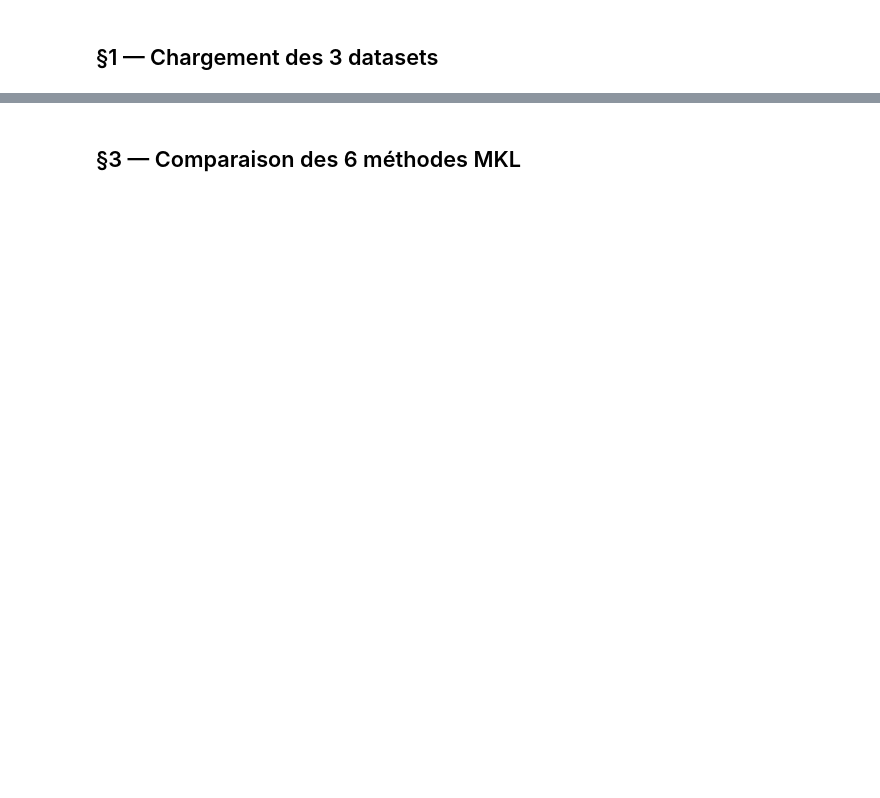
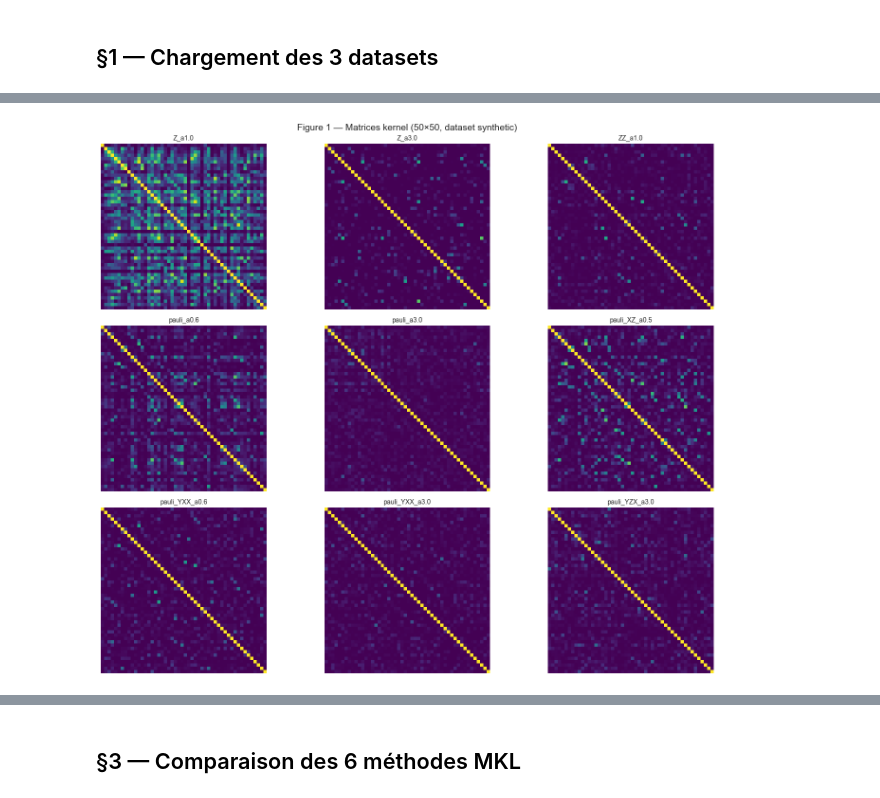
Before and after one commit to Horionn/QMKL-Finance, a Jupyter notebook: notebooks/06_comprehensive_study.ipynb, the cells around one changed output, grey strips where cells are left out. Saved outputs shown, nothing was run; the diff lists cells and outputs as text; code cells hidden in the pictures; blank space fills up the shorter version.

```diff
--- a/notebooks/06_comprehensive_study.ipynb
+++ b/notebooks/06_comprehensive_study.ipynb
@@ -29,6 +44,7 @@
 import sys, os, time, warnings
 sys.path.insert(0, '..')
 warnings.filterwarnings('ignore', category=RuntimeWarning)
+warnings.filterwarnings('ignore', category=FutureWarning)
 
 import numpy as np
 import pandas as pd
@@ -42,7 +58,7 @@ from data.loaders import load_dataset
 from src.preprocessing import QuantumScaler, FeatureReducer
 from src.kernels import build_feature_map, build_quantum_kernel, compute_kernel_matrix
 from src.kernels.kernel_matrix import compute_kernel_matrix_parallel, kernel_statistics, cache_info
-from src.kernels.feature_maps import get_extended_feature_map_library
+from src.kernels.feature_maps import get_feature_map_library
 from src.mkl.alignment import centered_alignment, sdp_alignment, projection_alignment
 from src.mkl.bayesian_optimizer import BayesianKernelOptimizer
 from src.evaluation.visualization import (
@@ -57,5 +73,13 @@ plt.style.use('seaborn-v0_8-whitegrid')
 SEED = 42
 np.random.seed(SEED)
 
+# ── Paramètres globaux ───────────────────────────
+N_SAMPLES = 100     # Réduit pour exécution rapide (100² = 10K circuits vs 250² = 62.5K)
+N_QUBITS  = 6       # Dimension PCA par défaut
+N_CV      = 3       # Folds cross-validation
+BO_CALLS  = 30      # Itérations Bayesian Optimization
+
 info = cache_info()
 print(f'Cache : {info["files"]} fichiers ({info["total_size_mb"]:.1f} MB)')
+print(f'Config : N={N_SAMPLES}, q={N_QUBITS}, CV={N_CV}-fold, BO={BO_CALLS} calls')
+T_START = time.time()
@@ -78,13 +110,12 @@ for name in ['german_credit', 'bank_marketing', 'synthetic']:
 # %%
-# Build 20 kernels
-fm_lib = get_extended_feature_map_library(N_QUBITS)
+# Build 12 kernels (standard library: 6 types × 2 alphas)
+fm_lib = get_feature_map_library(N_QUBITS)
 KNAMES = list(fm_lib.keys())
 print(f'{len(KNAMES)} feature maps : {KNAMES}\n')
 
-# Precompute all kernel matrices per dataset (cached)
+# Precompute all kernel matrices per dataset (cached on disk)
 KERNELS = {}  # {dataset: list of K_full}
 for ds_name, ds in DATASETS.items():
-    print(f'Computing kernels for {ds_name}...')
     t0 = time.time()
     qk_list = [build_quantum_kernel(fm, kernel_type='fidelity') for fm in fm_lib.values()]
     K_list = compute_kernel_matrix_parallel(
@@ -93,6 +124,8 @@ for ds_name, ds in DATASETS.items():
         n_jobs=-1
     )
     KERNELS[ds_name] = K_list
-    print(f'  {len(K_list)} matrices in {time.time()-t0:.1f}s')
+    dt = time.time() - t0
+    print(f'  {ds_name}: {len(K_list)} matrices in {dt:.1f}s')
 
-print(f'\nCache : {cache_info()["files"]} fichiers')
+print(f'\n[{time.time()-T_START:.0f}s] Kernel matrices computed')
+print(f'Cache : {cache_info()["files"]} fichiers ({cache_info()["total_size_mb"]:.1f} MB)')
@@ -99,16 +141,24 @@ print(f'\nCache : {cache_info()["files"]} fichiers')
 # %%
 # ── FIGURE 1 : Grille 3×3 de heatmaps de kernels sélectionnés ───────────────
-sample_idx = [0, 3, 6, 8, 11, 14, 17, 19, 1]
-fig, axes = plt.subplots(3, 3, figsize=(15, 13))
-for ax, idx in zip(axes.flat, sample_idx):
-    K = KERNELS['synthetic'][idx]
-    sns.heatmap(K[:50, :50], cmap='viridis', ax=ax, cbar=False, square=True)
-    ax.set_title(KNAMES[idx], fontsize=10)
+n_show = min(9, len(KNAMES))
+sample_idx = np.linspace(0, len(KNAMES)-1, n_show, dtype=int)
+nrows = (n_show + 2) // 3
+fig, axes = plt.subplots(nrows, 3, figsize=(15, 4*nrows))
+for ax_idx, (ax, kidx) in enumerate(zip(axes.flat, sample_idx)):
+    K = KERNELS['synthetic'][kidx]
+    n_show_px = min(50, K.shape[0])
+    sns.heatmap(K[:n_show_px, :n_show_px], cmap='viridis', ax=ax, cbar=False, square=True)
+    ax.set_title(KNAMES[kidx], fontsize=10)
     ax.set_xticks([]); ax.set_yticks([])
-plt.suptitle('Figure 1 — Échantillon de matrices kernel (50×50, dataset synthetic)', fontsize=14)
+# Hide unused axes
+for ax in axes.flat[n_show:]:
+    ax.set_visible(False)
+plt.suptitle(f'Figure 1 — Matrices kernel ({n_show_px}×{n_show_px}, dataset synthetic)', fontsize=14)
 plt.tight_layout()
 plt.savefig('../results/06/F01_kernel_heatmaps.png', dpi=150, bbox_inches='tight')
 plt.show()
+# %% [output]
+[figure, added]
 # %%
 # ── FIGURE 2 : Alignement kernel-target ──────────────────────────────────────
 fig, axes = plt.subplots(1, 3, figsize=(18, 5))
```
Also changed, not shown: parts of 30 cells of this notebook, 59 other files.
